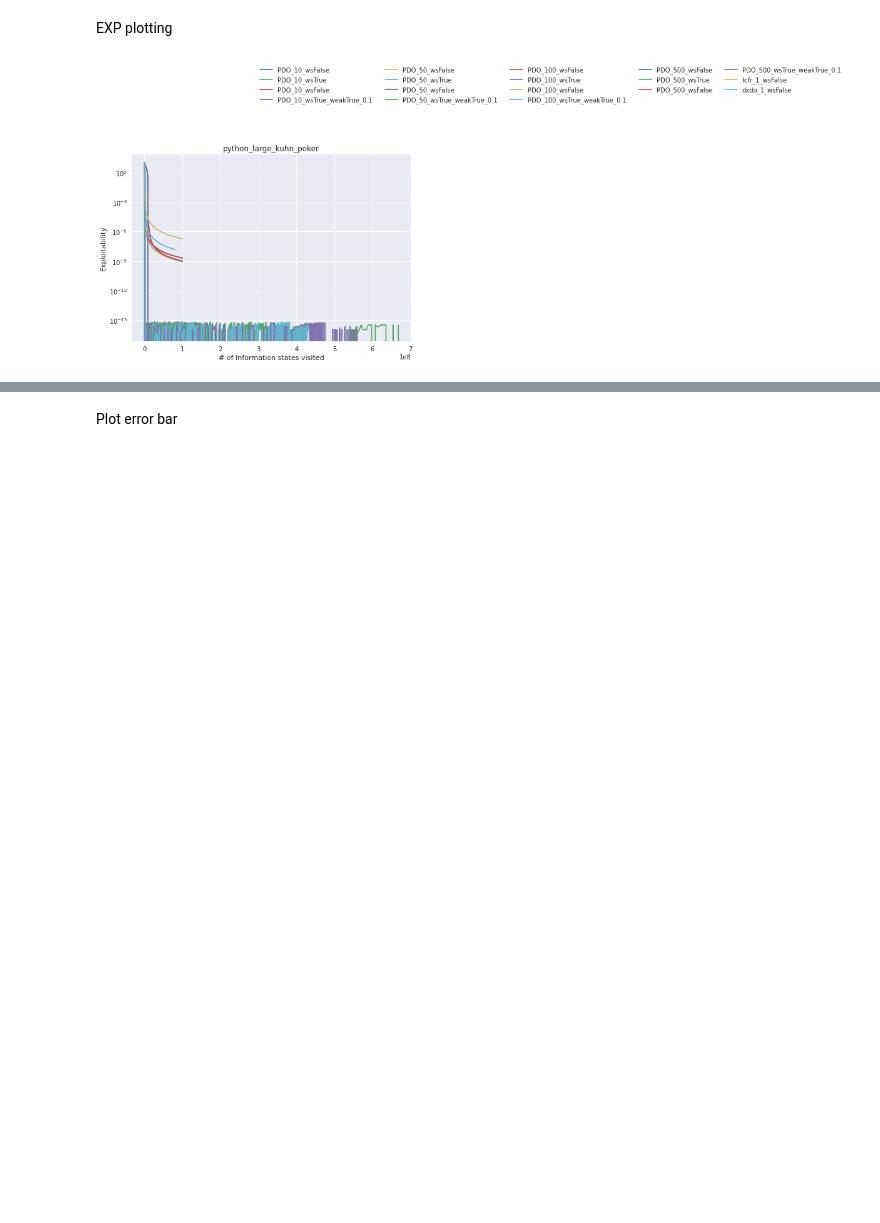
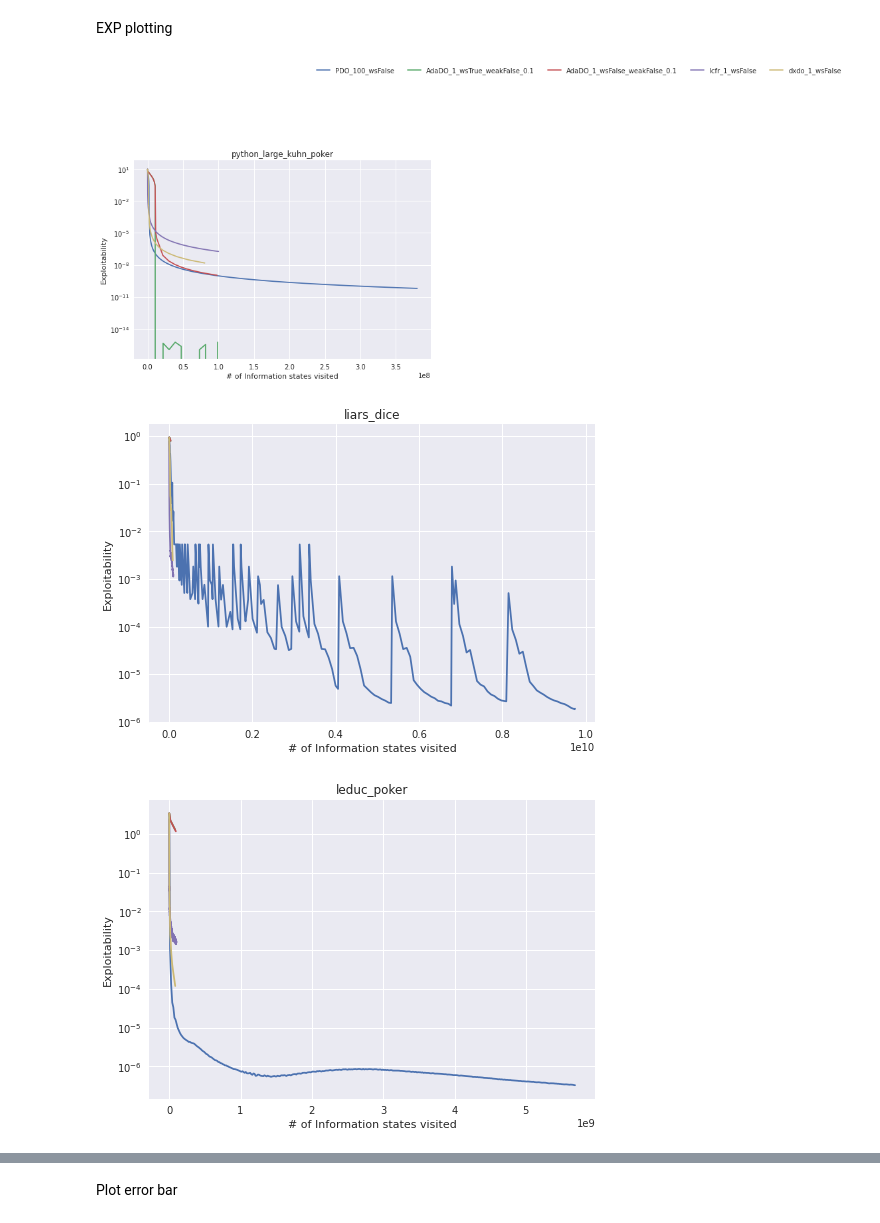
Before and after one commit to xiaohangt/RMDO, a Jupyter notebook: plot_all.ipynb, the cells around one changed output, grey strips where cells are left out. Saved outputs shown, nothing was run; the diff lists cells and outputs as text; code cells hidden in the pictures; blank space fills up the shorter version.

```diff
--- a/plot_all.ipynb
+++ b/plot_all.ipynb
@@ -30,41 +33,46 @@ EXP plotting
 # %%
 # Example usage:
 num_seeds = 100  # Replace with the actual number of seeds
 env_name = "your_env_name"  # Replace with your environment name
 algorithm_name = "your_algorithm_name"  # Replace with your algorithm name
 num_iteration = 1000  # Replace with the number of iterations
 is_warm_start = True  # Replace with True or False as needed
 legend_done = False
 
 for env_name in ["python_large_kuhn_poker", "liars_dice", "leduc_poker", "leduc_poker_dummy", "kuhn_poker", "oshi_zumo"]:
     plt.cla()
     for algorithm_name in ["PDO"]:
-        for num_iteration in [10, 50, 100, 500]:
-            for weak_warm_start in ["", "_weakTrue_0.1"]:
-                plot_curves_exact(env_name,
-                                  algorithm_name,
-                                  num_iteration,
-                                  is_warm_start=False,
-                                  max_x=1e8)
-                plot_curves_exact(env_name,
-                                  algorithm_name,
-                                  num_iteration,
-                                  is_warm_start=True,
-                                  weak_warm_start=weak_warm_start,
-                                  max_x=1e8)
-#             get_support(env_name, algorithm_name, num_iteration, is_warm_start=False)
+        for num_iteration in [100]: #, 50, 100, 500]:
+            plot_curves_exact(env_name,
+                                algorithm_name,
+                                num_iteration,
+                                is_warm_start=False,
+                                max_x=1e20)
+
+#             for weak_warm_start in ["", "_weakTrue_0.1"]:
+#                 plot_curves_exact(env_name,
+#                                   algorithm_name,
+#                                   num_iteration,
+#                                   is_warm_start=True,
+#                                   weak_warm_start=weak_warm_start,
+#                                   max_x=1e9)
+
+    for is_warm_start in [True, False]:
+        plot_curves_exact(env_name, "AdaDO", is_warm_start=is_warm_start, weak_warm_start="_weakFalse_0.1")
 
     plot_curves_exact(env_name, "lcfr", base=True)
     plot_curves_exact(env_name, "dxdo", base=True)
 
     plt.yscale("log")
     plt.xlabel('# of Information states visited')
     plt.ylabel('Exploitability')
     plt.title(f'{env_name}')
     if not legend_done:
         plt.legend(loc='upper center', bbox_to_anchor=(1.5, 1.5), fancybox=True, shadow=True, ncol=5)
         legend_done = True
     plt.grid(True)
     plt.show()
 # %% [output]
-[figure, old version]
+[figure, new version]
+[figure, added]
+[figure, added]
```
Also changed, not shown: parts of 3 cells of this notebook, 5 other files.
